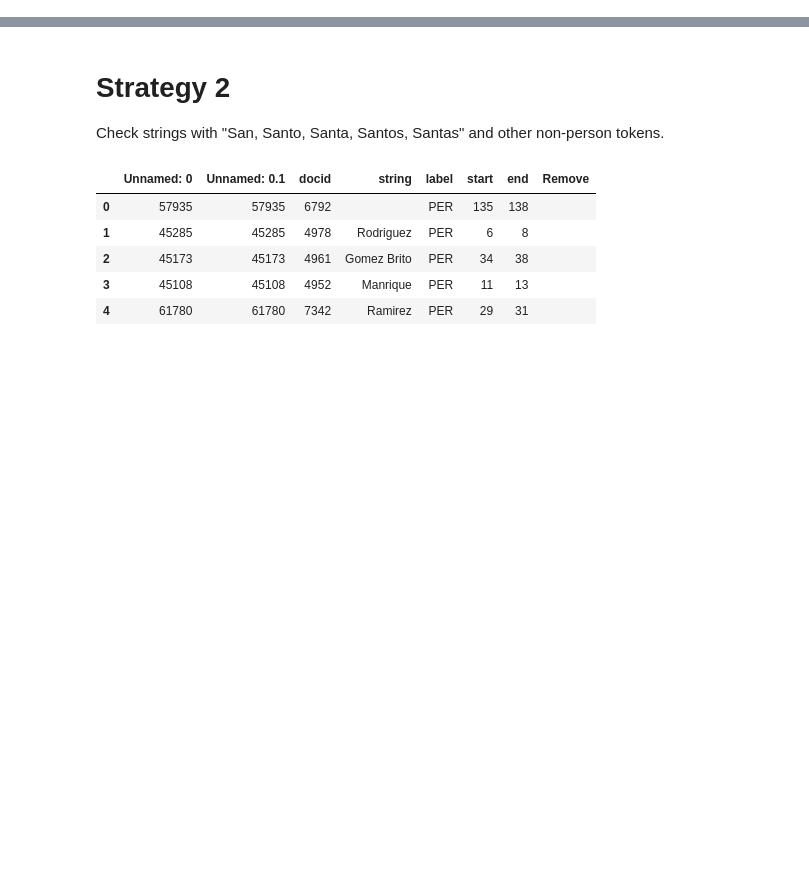
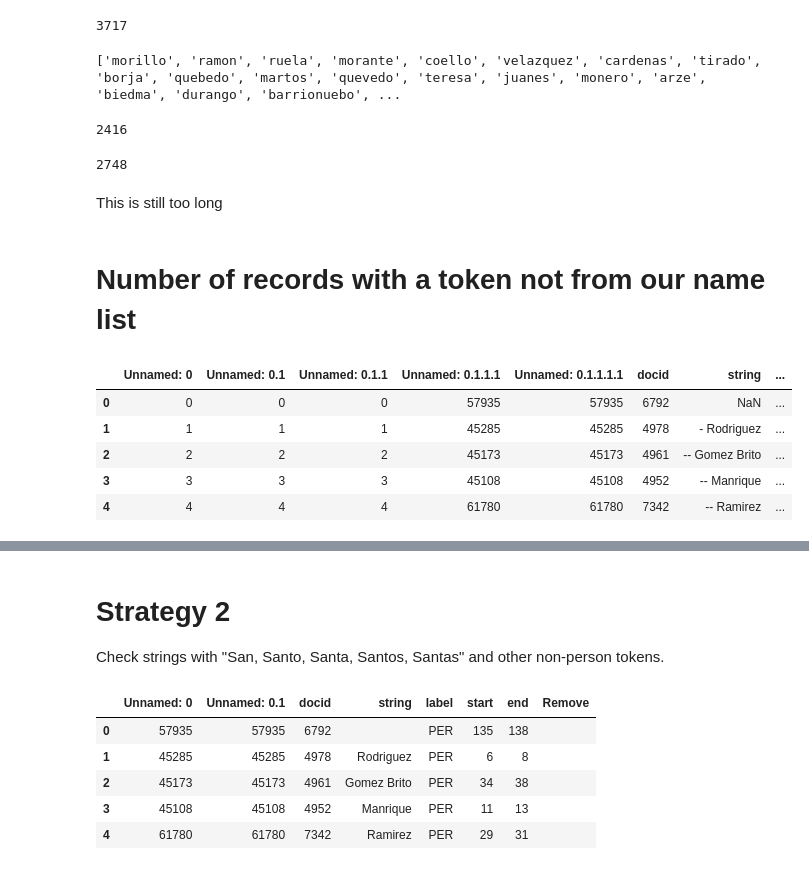
Before and after one commit to FelipeAdeT/SevilleDataProcessing, a Jupyter notebook: Data Cleaning/Data Cleaning 2 Correct Miscategorized Labels.ipynb, the cells around one changed output, grey strips where cells are left out. Cells and saved outputs as stored; diff of their text form; code cells hidden in the pictures; blank space fills up the shorter version.

```diff
--- a/Data Cleaning/Data Cleaning 2 Correct Miscategorized Labels.ipynb
+++ b/Data Cleaning/Data Cleaning 2 Correct Miscategorized Labels.ipynb
@@ -99,0 +119,3 @@ with open('PersonNameTokenList.csv','w') as file:
+# %%
+tokset = set(tokenlist)
+potential_non_names = list(tokset - names)
@@ -99,0 +153,14 @@ with open('PersonNameTokenList.csv','w') as file:
+# %%
+import re
+def pattern_searcher(search_str:str, search_list:str):
+
+    search_obj = re.search(search_list, search_str)
+    if search_obj:
+        return_str = 1
+    else:
+        return_str = 0
+    return return_str
+# %%
+pattern = '|'.join(potential_non_names)
+# %%
+people['matched_str'] = people['string'].apply(lambda x: pattern_searcher(search_str=str(x), search_list=pattern))
@@ -99,0 +205,8 @@ with open('PersonNameTokenList.csv','w') as file:
+# %%
+len(tokens90)
+# %% [output]
+3717
+# %%
+print(tokens90)
+# %% [output]
+['morillo', 'ramon', 'ruela', 'morante', 'coello', 'velazquez', 'cardenas', 'tirado', 'borja', 'quebedo', 'martos', 'quevedo', 'teresa', 'juanes', 'monero', 'arze', 'biedma', 'durango', 'barrionuebo', ...
@@ -99,0 +217,4 @@ with open('PersonNameTokenList.csv','w') as file:
+# %%
+len(acceptedtokens)
+# %% [output]
+2416
@@ -99,0 +223,17 @@ with open('PersonNameTokenList.csv','w') as file:
+# %%
+len(potential_non_names)
+# %% [output]
+2748
+# %% [markdown]
+This is still too long
+# %% [markdown]
+# Number of records with a token not from our name list
+# %%
+people.head()
+# %% [output]
+|  | Unnamed: 0 | Unnamed: 0.1 | Unnamed: 0.1.1 | Unnamed: 0.1.1.1 | Unnamed: 0.1.1.1.1 | docid | string | ... |
+| 0 | 0 | 0 | 0 | 57935 | 57935 | 6792 | NaN | ... |
+| 1 | 1 | 1 | 1 | 45285 | 45285 | 4978 | - Rodriguez | ... |
+| 2 | 2 | 2 | 2 | 45173 | 45173 | 4961 | -- Gomez Brito | ... |
+| 3 | 3 | 3 | 3 | 45108 | 45108 | 4952 | -- Manrique | ... |
+| 4 | 4 | 4 | 4 | 61780 | 61780 | 7342 | -- Ramirez | ... |
```
Also changed, not shown: parts of 57 cells of this notebook, 1 other file.
